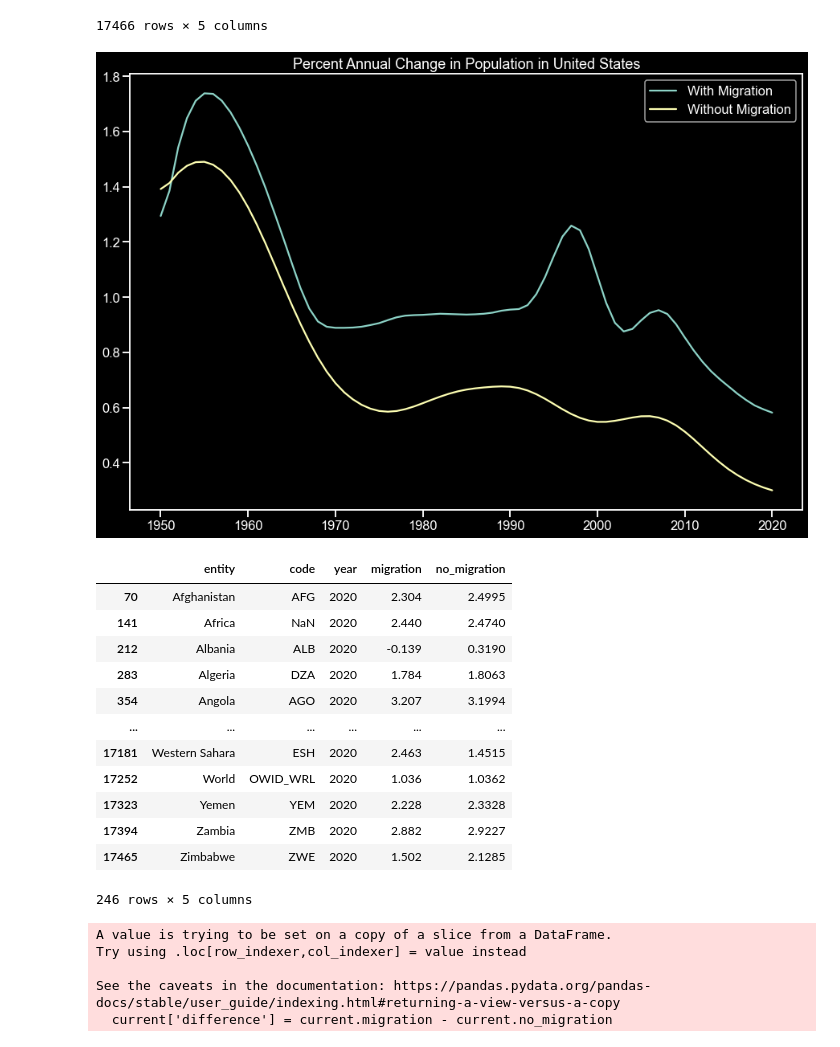
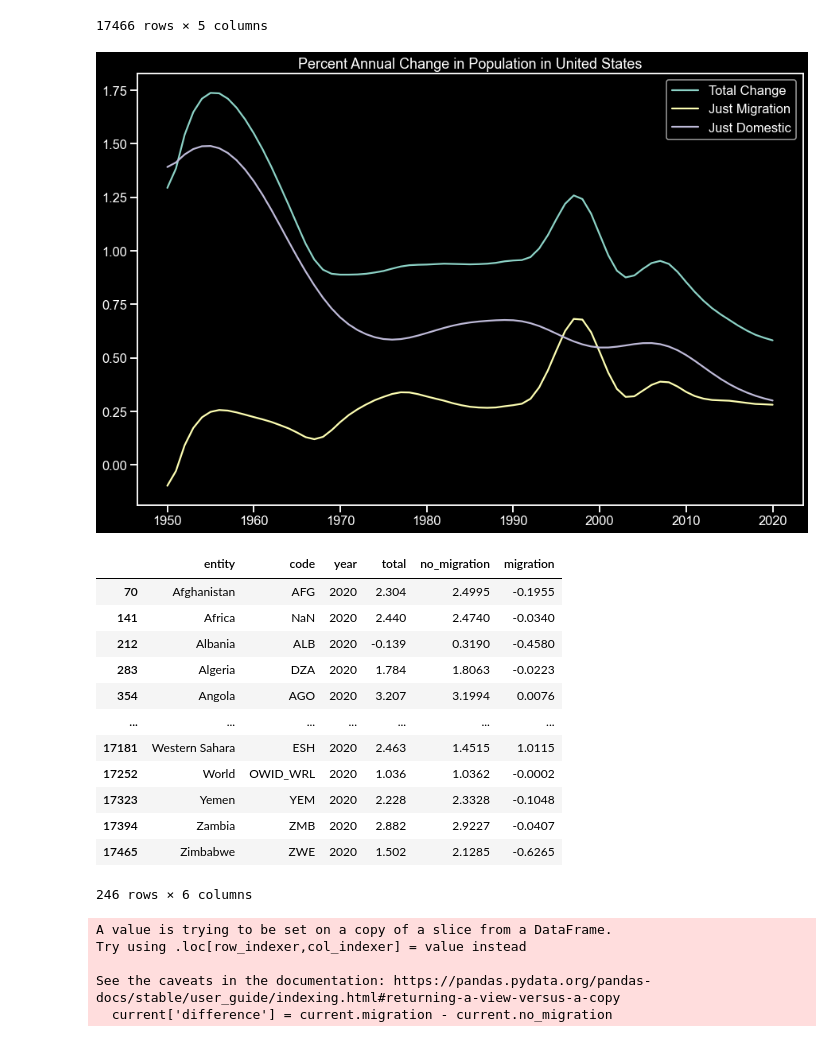
Before and after one commit to rustom/population-growth, a Jupyter notebook: population.ipynb, the cells around one changed output. Saved outputs shown, nothing was run; the diff lists cells and outputs as text; code cells hidden in the pictures.

```diff
--- a/population.ipynb
+++ b/population.ipynb
@@ -25,34 +25,38 @@ df
 | 17465 | Zimbabwe | ZWE | 2020 | 1.502 | 2.1285 |
 17466 rows × 5 columns
 # %%
-df.columns = ['entity', 'code', 'year', 'migration', 'no_migration']
+df.columns = ['entity', 'code', 'year', 'total', 'no_migration']
+df['migration'] = df.total - df.no_migration
 current = df[df.year == df.year.max()]
 # %%
 def plot_country(country):
     temp = df[df.entity==country]
-    plt.plot(temp.year, temp.migration, label='With Migration')
-    plt.plot(temp.year, temp.no_migration, label='Without Migration')
+    # plot = px.line(temp, x='year', y=['total', 'migration', 'no_migration'])
+    plt.plot(temp.year, temp.total, label='Total Change')
+    plt.plot(temp.year, temp.migration, label='Just Migration')
+    plt.plot(temp.year, temp.no_migration, label='Just Domestic')
     plt.title('Percent Annual Change in Population in ' + country)
     plt.legend()
+    # return plot
 plot_country('United States')
 # %% [output]
-[figure, old version]
+[figure, new version]
 # %%
 current
 # %% [output]
-|  | entity | code | year | migration | no_migration |
-| 70 | Afghanistan | AFG | 2020 | 2.304 | 2.4995 |
-| 141 | Africa | NaN | 2020 | 2.440 | 2.4740 |
-| 212 | Albania | ALB | 2020 | -0.139 | 0.3190 |
-| 283 | Algeria | DZA | 2020 | 1.784 | 1.8063 |
-| 354 | Angola | AGO | 2020 | 3.207 | 3.1994 |
-| ... | ... | ... | ... | ... | ... |
-| 17181 | Western Sahara | ESH | 2020 | 2.463 | 1.4515 |
-| 17252 | World | OWID_WRL | 2020 | 1.036 | 1.0362 |
-| 17323 | Yemen | YEM | 2020 | 2.228 | 2.3328 |
-| 17394 | Zambia | ZMB | 2020 | 2.882 | 2.9227 |
-| 17465 | Zimbabwe | ZWE | 2020 | 1.502 | 2.1285 |
+|  | entity | code | year | total | no_migration | migration |
+| 70 | Afghanistan | AFG | 2020 | 2.304 | 2.4995 | -0.1955 |
+| 141 | Africa | NaN | 2020 | 2.440 | 2.4740 | -0.0340 |
+| 212 | Albania | ALB | 2020 | -0.139 | 0.3190 | -0.4580 |
+| 283 | Algeria | DZA | 2020 | 1.784 | 1.8063 | -0.0223 |
+| 354 | Angola | AGO | 2020 | 3.207 | 3.1994 | 0.0076 |
+| ... | ... | ... | ... | ... | ... | ... |
+| 17181 | Western Sahara | ESH | 2020 | 2.463 | 1.4515 | 1.0115 |
+| 17252 | World | OWID_WRL | 2020 | 1.036 | 1.0362 | -0.0002 |
+| 17323 | Yemen | YEM | 2020 | 2.228 | 2.3328 | -0.1048 |
+| 17394 | Zambia | ZMB | 2020 | 2.882 | 2.9227 | -0.0407 |
+| 17465 | Zimbabwe | ZWE | 2020 | 1.502 | 2.1285 | -0.6265 |
-246 rows × 5 columns
+246 rows × 6 columns
 # %%
 current['difference'] = current.migration - current.no_migration
 # %% [output]
```
Also changed, not shown: parts of 6 cells of this notebook.
